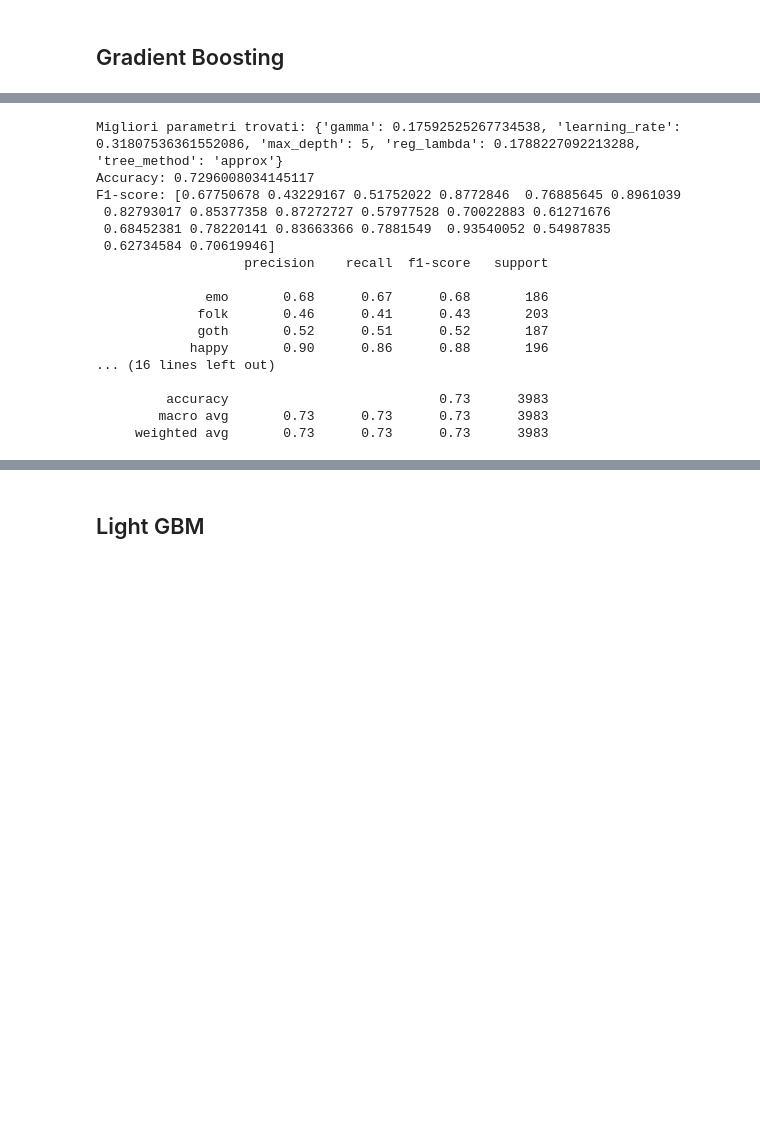
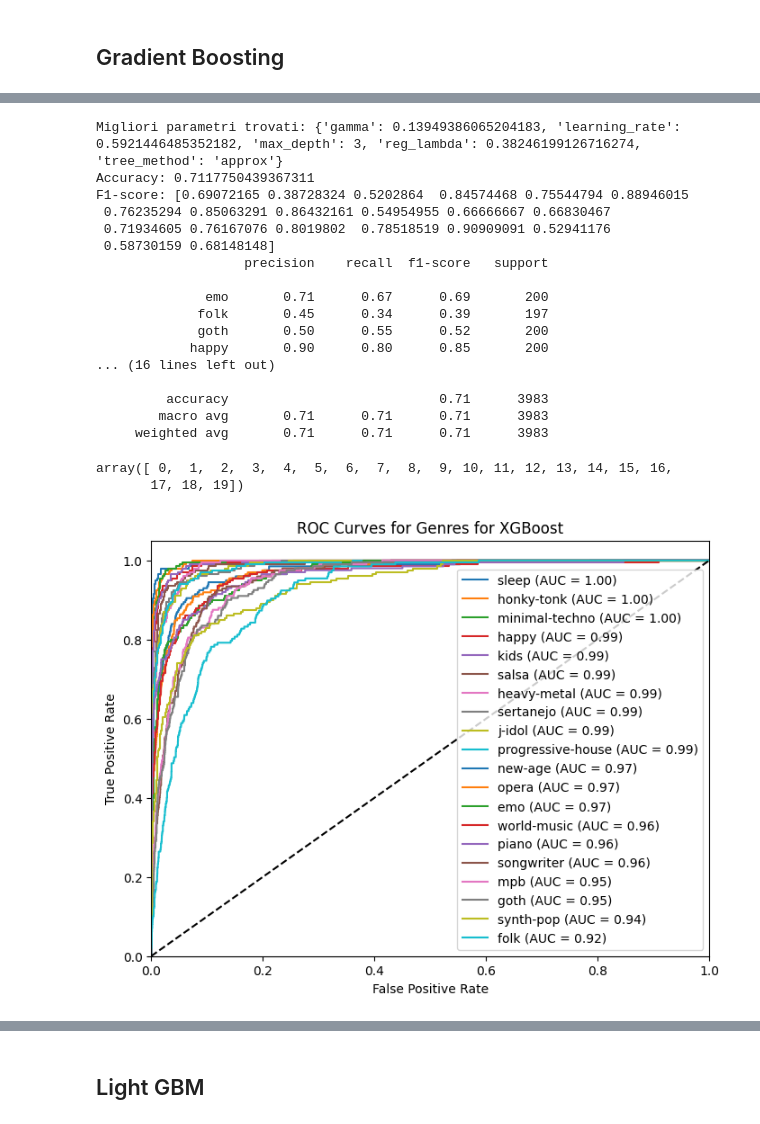
Before and after one commit to Bakko000/Data-Mining-2, a Jupyter notebook: Boosting.ipynb, the cells around one changed output, grey strips where cells are left out. Cells and saved outputs as stored; diff of their text form; code cells hidden in the pictures; blank space fills up the shorter version.

```diff
--- a/Boosting.ipynb
+++ b/Boosting.ipynb
@@ -318,18 +306,18 @@ param_distributions = {
 }
 
 # Configurazione di RandomizedSearchCV
-random_search = RandomizedSearchCV(clf, param_distributions, n_iter=100, scoring='accuracy', cv=5, random_state=42, n_jobs=-1)
+random_search = RandomizedSearchCV(clf, param_distributions, n_iter=20, scoring='accuracy', cv=5, random_state=42, n_jobs=-1)
 
 # Esecuzione della ricerca casuale
-random_search.fit(X_train, y_train)
+random_search.fit(X_train_norm, y_train)
 
 # Stampa dei migliori parametri trovati
 print(f'Migliori parametri trovati: {random_search.best_params_}')
 
 # Addestramento del modello con i migliori parametri trovati
 best_clf = random_search.best_estimator_
-best_clf.fit(X_train, y_train)
-y_pred = best_clf.predict(X_test)
+best_clf.fit(X_train_norm, y_train)
+y_pred = best_clf.predict(X_test_norm)
 # Inverti il label encoding per le previsioni
 
 y_test_labels = label_encoder.inverse_transform(y_test)
@@ -340,20 +328,20 @@ print('Accuracy:', accuracy_score(y_test_labels, y_pred_labels))
 print('F1-score:', f1_score(y_test_labels, y_pred_labels, average=None))
 print(classification_report(y_test_labels, y_pred_labels))
 # %% [output]
-Migliori parametri trovati: {'gamma': 0.17592525267734538, 'learning_rate': 0.31807536361552086, 'max_depth': 5, 'reg_lambda': 0.1788227092213288, 'tree_method': 'approx'}
-Accuracy: 0.7296008034145117
-F1-score: [0.67750678 0.43229167 0.51752022 0.8772846  0.76885645 0.8961039
- 0.82793017 0.85377358 0.87272727 0.57977528 0.70022883 0.61271676
- 0.68452381 0.78220141 0.83663366 0.7881549  0.93540052 0.54987835
- 0.62734584 0.70619946]
+Migliori parametri trovati: {'gamma': 0.13949386065204183, 'learning_rate': 0.5921446485352182, 'max_depth': 3, 'reg_lambda': 0.38246199126716274, 'tree_method': 'approx'}
+Accuracy: 0.7117750439367311
+F1-score: [0.69072165 0.38728324 0.5202864  0.84574468 0.75544794 0.88946015
+ 0.76235294 0.85063291 0.86432161 0.54954955 0.66666667 0.66830467
+ 0.71934605 0.76167076 0.8019802  0.78518519 0.90909091 0.52941176
+ 0.58730159 0.68148148]
                    precision    recall  f1-score   support
 
-              emo       0.68      0.67      0.68       186
-             folk       0.46      0.41      0.43       203
-             goth       0.52      0.51      0.52       187
-            happy       0.90      0.86      0.88       196
+              emo       0.71      0.67      0.69       200
+             folk       0.45      0.34      0.39       197
+             goth       0.50      0.55      0.52       200
+            happy       0.90      0.80      0.85       200
 ... (16 lines left out)
 
-         accuracy                           0.73      3983
-        macro avg       0.73      0.73      0.73      3983
-     weighted avg       0.73      0.73      0.73      3983
+         accuracy                           0.71      3983
+        macro avg       0.71      0.71      0.71      3983
+     weighted avg       0.71      0.71      0.71      3983
@@ -359,0 +350,44 @@ F1-score: [0.67750678 0.43229167 0.51752022 0.8772846  0.76885645 0.8961039
+# %%
+copia_classi
+# %% [output]
+array([ 0,  1,  2,  3,  4,  5,  6,  7,  8,  9, 10, 11, 12, 13, 14, 15, 16,
+       17, 18, 19])
+# %%
+import numpy as np
+from sklearn.preprocessing import LabelEncoder
+from sklearn.metrics import roc_curve, auc
+import matplotlib.pyplot as plt
+
+# Ottieni le probabilità predette invece delle etichette predette
+y_pred_prob = best_clf.predict_proba(X_test_norm)
+
+# Supponendo che label_encoder sia l'oggetto LabelEncoder utilizzato per codificare le etichette
+class_names = label_encoder.inverse_transform(best_clf.classes_)
+
+# Calcola le curve ROC e gli AUC per ogni classe
+roc_data = []
+for i in range(len(class_names)):
+    fpr, tpr, _ = roc_curve((y_test == i).astype(int), y_pred_prob[:, i])
+    roc_auc = auc(fpr, tpr)
+    roc_data.append((class_names[i], fpr, tpr, roc_auc))
+
+# Ordina i dati ROC per valore inverso della ROC AUC (dal più alto al più basso)
+roc_data_sorted = sorted(roc_data, key=lambda x: x[3], reverse=True)
+
+# Traccia le curve ROC ordinate
+plt.figure(figsize=(8, 6))
+for class_name, fpr, tpr, roc_auc in roc_data_sorted:
+    plt.plot(fpr, tpr, label=f'{class_name} (AUC = {roc_auc:.2f})')
+
+# Linea di riferimento casuale
+plt.plot([0, 1], [0, 1], 'k--')
+
+plt.xlim([0.0, 1.0])
+plt.ylim([0.0, 1.05])
+plt.xlabel('False Positive Rate')
+plt.ylabel('True Positive Rate')
+plt.title('ROC Curves for Genres for XGBoost')
+plt.legend(loc="lower right")
+plt.show()
+# %% [output]
+[figure, added]
```
Also changed, not shown: parts of 24 cells of this notebook.
